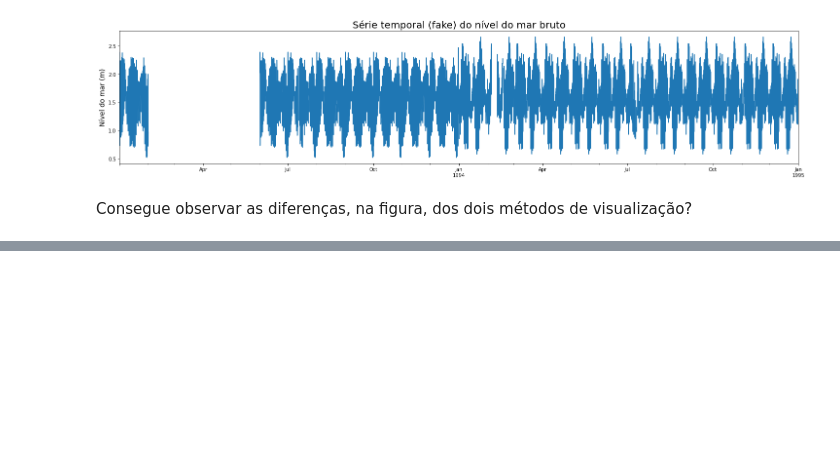
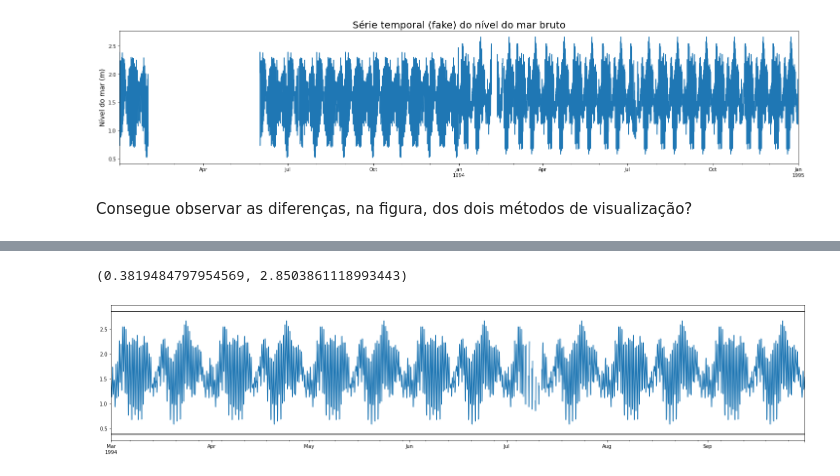
Before and after one commit to nilodna/python-basico, a Jupyter notebook: exercicios/exemplo_planilha_mare.ipynb, the cells around one changed output, grey strips where cells are left out. Drawn from its saved outputs; the diff is of its cells as text; code cells hidden in the pictures; blank space fills up the shorter version.

```diff
--- a/exercicios/exemplo_planilha_mare.ipynb
+++ b/exercicios/exemplo_planilha_mare.ipynb
@@ -352,0 +406,17 @@ Consegue observar as diferenças, na figura, dos dois métodos de visualização
+# %%
+#Detecção de outlier por desvio padrão (controle de qualidade dos dados)
+avg = df1994['Nível do Mar'].mean()
+std = df1994['Nível do Mar'].std()
+
+limite_inferior = avg - 3*std
+limite_superior = avg + 3*std
+
+limite_inferior, limite_superior
+# %% [output]
+(0.3819484797954569, 2.8503861118993443)
+# %%
+ax = df1994['Nível do Mar'].plot(figsize=(25,5))
+_= ax.axhline(limite_inferior, color='k')
+_= ax.axhline(limite_superior, color='k')
+# %% [output]
+[figure, added]
```
Also changed, not shown: parts of 15 cells of this notebook, 2 other files.
